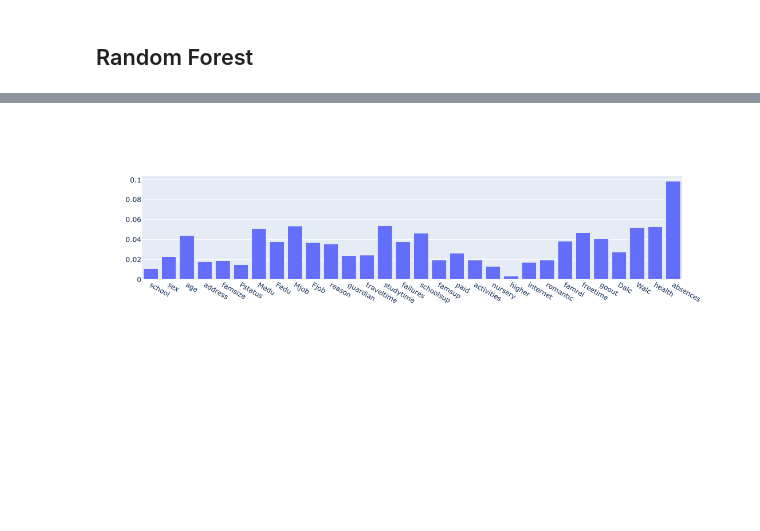
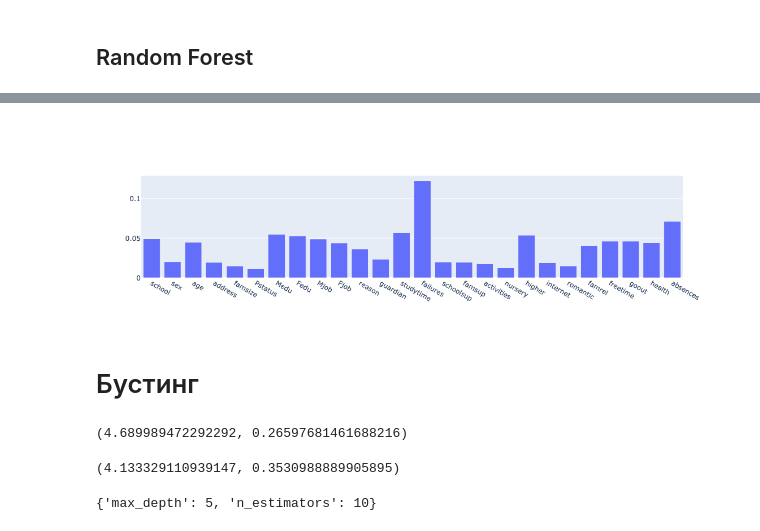
Before and after one commit to naelxd/ai_project, a Jupyter notebook: ai-project.ipynb, the cells around one changed output, grey strips where cells are left out. Saved outputs shown, nothing was run; the diff lists cells and outputs as text; code cells hidden in the pictures; blank space fills up the shorter version.

```diff
--- a/ai-project.ipynb
+++ b/ai-project.ipynb
@@ -500,4 +574,4 @@ plt.yticks(rotation = 0)
 # %%
 data['alc'] = data['Dalc'] + data["Walc"]
 # %%
-data = data.drop(columns=['G1', 'G2'])
+data = data.drop(columns=['G1', 'G2', 'Dalc', 'Walc'])
@@ -519,7 +617,7 @@ from sklearn.linear_model import LinearRegression, Ridge, Lasso
 
 from sklearn.metrics import mean_squared_error, r2_score
 
-drop_cols = ['Medu', 'school', 'Dalc', 'Walc']
+drop_cols = ['Medu', 'school', 'traveltime', 'famsize']
 
 models = [LinearRegression(), Ridge(), Lasso()]
 
@@ -666,9 +780,11 @@ tree.plot_tree(tree_reg, ax=ax)
 # %%
 from sklearn.ensemble import RandomForestRegressor
 
-forest_reg = RandomForestRegressor(random_state=42).fit(X_train.drop(columns=['alc']), y_train)
+drop_cols = ["alc", 'traveltime', 'paid']
 
-y_pred = forest_reg.predict(X_test.drop(columns=['alc']))
+forest_reg = RandomForestRegressor(random_state=42).fit(X_train.drop(columns=drop_cols), y_train)
+
+y_pred = forest_reg.predict(X_test.drop(columns=drop_cols))
 
 mean_squared_error(y_test, y_pred), r2_score(y_test, y_pred)
 # %% [output]
@@ -676,15 +792,15 @@ mean_squared_error(y_test, y_pred), r2_score(y_test, y_pred)
 # %%
 model = RandomForestRegressor(random_state=42)
 
-parameters = {'n_estimators': [50, 100, 300],
+parameters = {'n_estimators': [10, 50, 100, 300],
              'max_depth': [None, 5, 10, 20, 30],
              'max_features': [None, 'sqrt', 'log2']}
 
 grid_search = GridSearchCV(model, parameters, scoring='neg_mean_squared_error')
 
-grid_search.fit(X_train.drop(columns=['alc']), y_train)
+grid_search.fit(X_train.drop(columns=drop_cols), y_train)
 
-y_pred = grid_search.best_estimator_.predict(X_test.drop(columns=['alc']))
+y_pred = grid_search.best_estimator_.predict(X_test.drop(columns=drop_cols))
 
 mean_squared_error(y_test, y_pred), r2_score(y_test, y_pred)
 # %% [output]
@@ -706,7 +822,40 @@ fig.show()
 # %%
 importances = grid_search.best_estimator_.feature_importances_
 
-fig = go.Figure([go.Bar(x=X_train.columns, y=importances)])
+fig = go.Figure([go.Bar(x=X_train.drop(columns=drop_cols).columns, y=importances)])
 fig.show()
 # %% [output]
-[figure, old version]
+[figure, new version]
+# %% [markdown]
+# Бустинг
+# %%
+from xgboost import XGBRegressor
+
+boost_reg = XGBRegressor(objective='reg:squarederror', random_state=42)
+
+boost_reg.fit(X_train, y_train)
+
+y_pred = boost_reg.predict(X_test)
+
+mean_squared_error(y_test, y_pred), r2_score(y_test, y_pred)
+# %% [output]
+(4.689989472292292, 0.26597681461688216)
+# %%
+model = XGBRegressor(objective='reg:squarederror', random_state=42)
+
+parameters = {'n_estimators': [10, 50, 100, 300],
+             'max_depth': [None, 5, 10, 20, 30]}
+
+grid_search = GridSearchCV(model, parameters, scoring='neg_mean_squared_error')
+
+grid_search.fit(X_train.drop(columns=drop_cols), y_train)
+
+y_pred = grid_search.best_estimator_.predict(X_test.drop(columns=drop_cols))
+
+mean_squared_error(y_test, y_pred), r2_score(y_test, y_pred)
+# %% [output]
+(4.133329110939147, 0.3530988889905895)
+# %%
+grid_search.best_params_
+# %% [output]
+{'max_depth': 5, 'n_estimators': 10}
```
Also changed, not shown: parts of 36 cells of this notebook.
